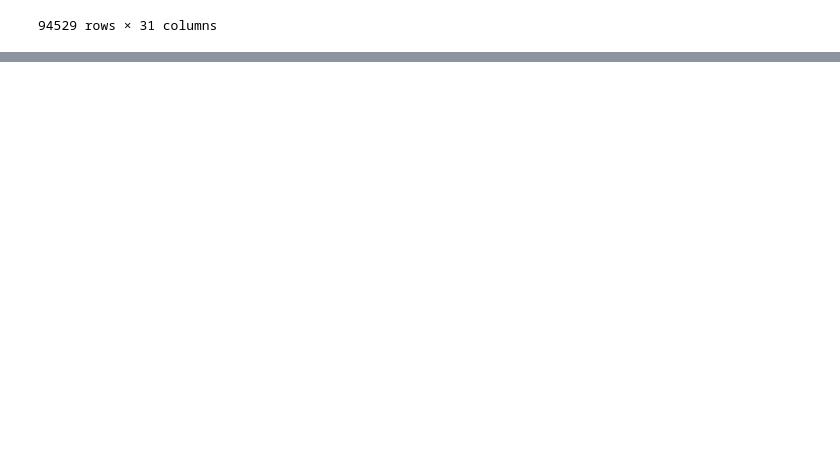
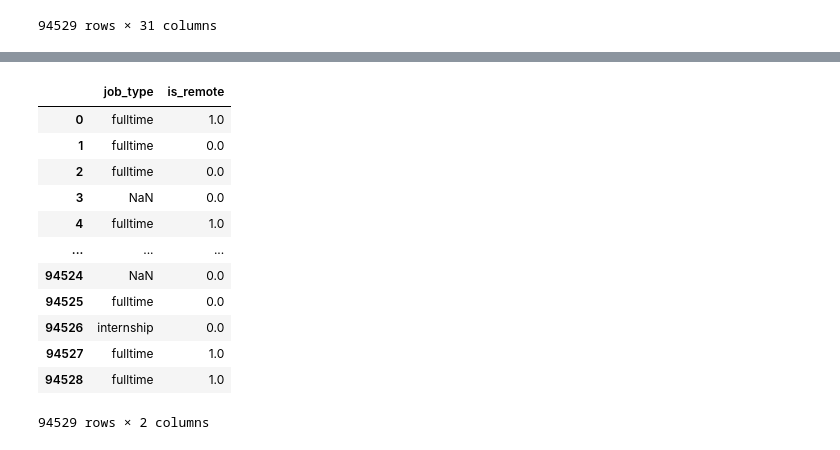
Before and after one commit to 18kdr/Data-Engineering, a Jupyter notebook: TechJobs/tech_job_analysis.ipynb, the cells around one changed output, grey strips where cells are left out. Saved outputs shown, nothing was run; the diff lists cells and outputs as text; code cells hidden in the pictures; blank space fills up the shorter version.

```diff
--- a/TechJobs/tech_job_analysis.ipynb
+++ b/TechJobs/tech_job_analysis.ipynb
@@ -131,0 +122,16 @@ Name: title, Length: 57053, dtype: int64
+# %%
+data_csv[["job_type","is_remote"]]
+# %% [output]
+|  | job_type | is_remote |
+| 0 | fulltime | 1.0 |
+| 1 | fulltime | 0.0 |
+| 2 | fulltime | 0.0 |
+| 3 | NaN | 0.0 |
+| 4 | fulltime | 1.0 |
+| ... | ... | ... |
+| 94524 | NaN | 0.0 |
+| 94525 | fulltime | 0.0 |
+| 94526 | internship | 0.0 |
+| 94527 | fulltime | 1.0 |
+| 94528 | fulltime | 1.0 |
+94529 rows × 2 columns
```
Also changed, not shown: parts of 3 cells of this notebook.
